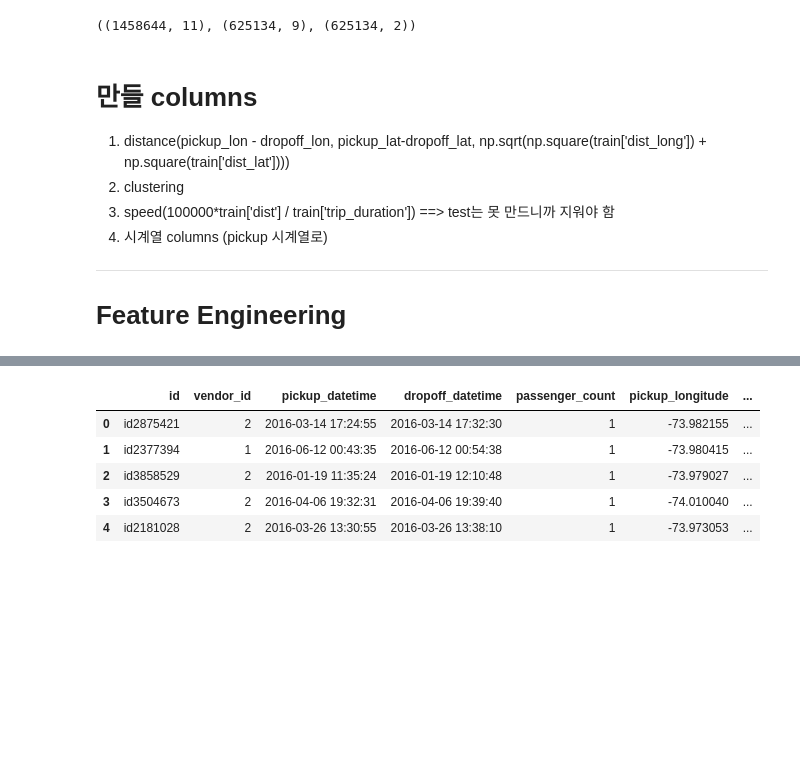
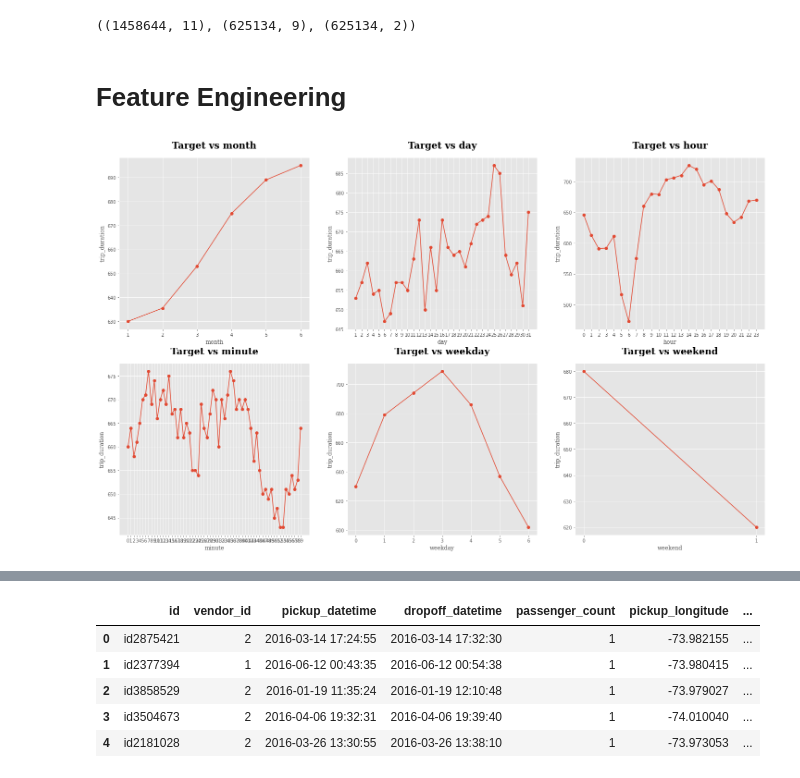
Before and after one commit to O-Kpy/Project, a Jupyter notebook: Kaggle_nyc_taxi_trip_duration_플젝.ipynb, the cells around one changed output, grey strips where cells are left out. Drawn from its saved outputs; the diff is of its cells as text; code cells hidden in the pictures; blank space fills up the shorter version.

```diff
--- a/Kaggle_nyc_taxi_trip_duration_플젝.ipynb
+++ b/Kaggle_nyc_taxi_trip_duration_플젝.ipynb
@@ -20,16 +85,9 @@ submit = pd.read_csv('/content/drive/MyDrive/dataset/kaggle/nyc-taxi-trip-durati
 train.shape, test.shape, submit.shape
 # %% [output]
 ((1458644, 11), (625134, 9), (625134, 2))
-# %% [markdown]
-# 만들 columns
-
-1. distance(pickup_lon - dropoff_lon, pickup_lat-dropoff_lat, np.sqrt(np.square(train['dist_long']) + np.square(train['dist_lat'])))
-2. clustering
-3. speed(100000*train['dist'] / train['trip_duration'])  ==> test는 못 만드니까 지워야 함
-4. 시계열 columns (pickup 시계열로)
-
----
-# Feature Engineering
+# %% [markdown]
+
+# Feature Engineering
 # %%
 # 시계열 컬럼
 train['pickup_datetime'] = pd.to_datetime(train['pickup_datetime'], format='%Y-%m-%d %H:%M:%S')
@@ -48,3 +106,14 @@ test['hour'] = test['pickup_datetime'].dt.hour
 test['minute'] = test['pickup_datetime'].dt.minute
 test['weekday'] = test['pickup_datetime'].dt.weekday
 test['weekend'] = test['weekday'].apply(lambda x: 1 if x in [5,6] else 0)
+# %%
+fig = plt.subplots(figsize=(25, 15))
+for j,i in enumerate(['month', 'day', 'hour', 'minute', 'weekday', 'weekend']):
+  plt.subplot(2,3, j+1)
+  plt.plot(train.groupby(i)['trip_duration'].median().index, train.groupby(i)['trip_duration'].median(), marker='o')
+  plt.xticks(train.groupby(i)['trip_duration'].median().index)
+  plt.ylabel('trip_duration', fontfamily='serif')
+  plt.xlabel(f'{i}', fontfamily='serif')
+  plt.title(f'Target vs {i}', fontsize=20, pad=20, fontweight='bold', fontfamily='serif')
+# %% [output]
+[figure, added]
```
Also changed, not shown: parts of 6 cells of this notebook.
